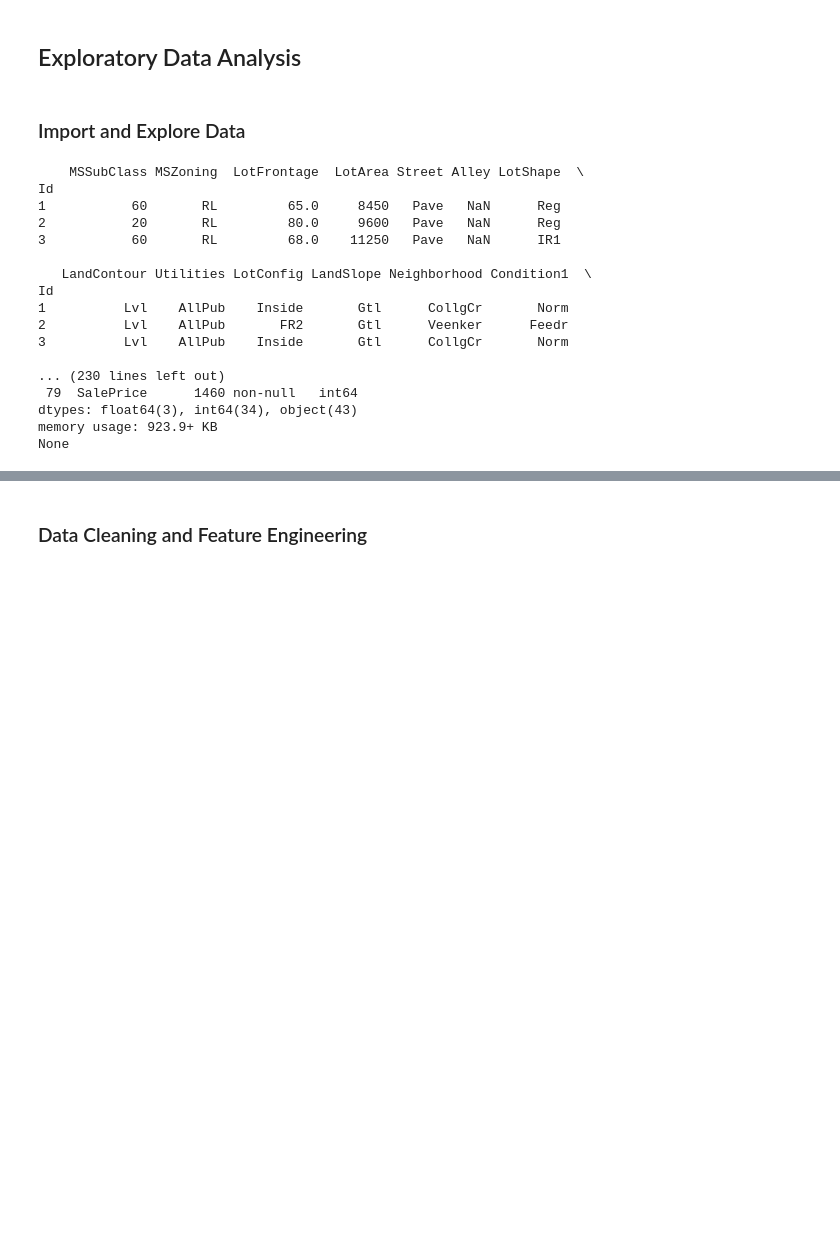
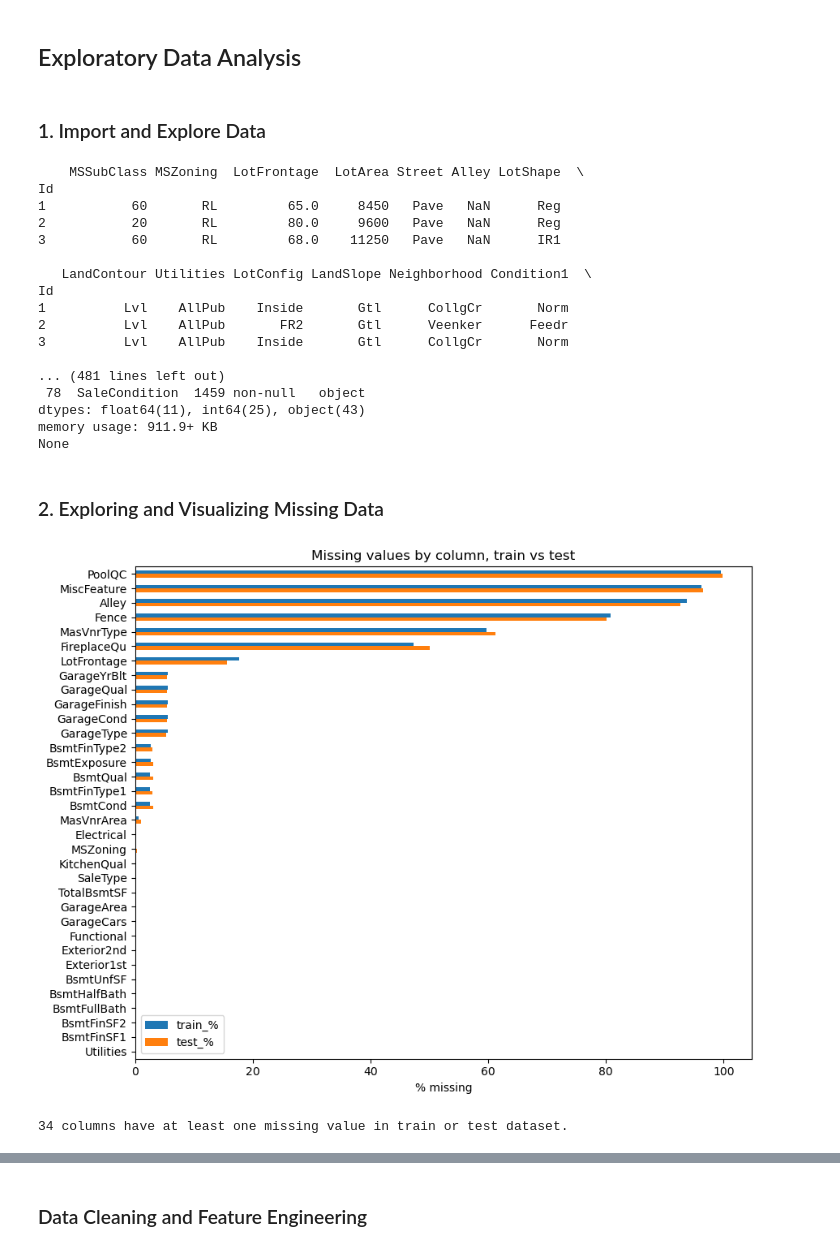
Before and after one commit to ericyang91/Housing_Price_Prediction, a Jupyter notebook: main.ipynb, the cells around one changed output, grey strips where cells are left out. Cells and saved outputs as stored; diff of their text form; code cells hidden in the pictures; blank space fills up the shorter version.

```diff
--- a/main.ipynb
+++ b/main.ipynb
@@ -26,11 +31,11 @@ pd.set_option('display.max_columns', None)
 # %% [markdown]
 ## Exploratory Data Analysis
 # %% [markdown]
-### Import and Explore Data
+### 1. Import and Explore Data
 # %%
 # Define the paths to train and test data
-train_path = os.path.join(os.path.curdir, "train.csv")
-test_path = os.path.join(os.path.curdir, "test.csv")
+train_path = os.path.join(os.path.curdir, "Data", "train.csv")
+test_path = os.path.join(os.path.curdir, "Data", "test.csv")
 
 # Store the data in DataFrame
 train_df = pd.read_csv(train_path, index_col="Id")
@@ -46,6 +51,17 @@ print("")
 
 # Show the dtype and null-value count
 print(train_df.info())
+
+# Read the first three rows of the test data
+print(test_df.head(3))
+print("")
+
+# Show the descriptive statistics
+print(test_df.describe())
+print("")
+
+# Show the dtype and null-value count
+print(test_df.info())
 # %% [output]
     MSSubClass MSZoning  LotFrontage  LotArea Street Alley LotShape  \
 Id
@@ -59,8 +75,35 @@ Id
 2          Lvl    AllPub       FR2       Gtl      Veenker      Feedr
 3          Lvl    AllPub    Inside       Gtl      CollgCr       Norm
 
-... (230 lines left out)
- 79  SalePrice      1460 non-null   int64
-dtypes: float64(3), int64(34), object(43)
-memory usage: 923.9+ KB
+... (481 lines left out)
+ 78  SaleCondition  1459 non-null   object
+dtypes: float64(11), int64(25), object(43)
+memory usage: 911.9+ KB
 None
+# %% [markdown]
+### 2. Exploring and Visualizing Missing Data
+# %%
+# Calculate the percentage of missing values for each column
+miss_train = train_df.isnull().mean() * 100
+miss_test = test_df.isnull().mean() * 100
+
+# Combine the two Series into one DataFrame
+miss_compare = pd.DataFrame({'train_%': miss_train, 'test_%': miss_test})
+
+# Filter for columns with missing data and sort by descending order
+miss_compare = miss_compare[(miss_compare['train_%'] > 0) | (miss_compare['test_%'] > 0)]
+miss_compare = miss_compare.sort_values('train_%', ascending=False)
+
+# Visualize using a horizontal bar graph
+fig, ax = plt.subplots(figsize=(9, 7))
+miss_compare.plot(kind='barh', ax=ax)
+ax.set_xlabel("% missing")
+ax.set_title("Missing values by column, train vs test")
+ax.invert_yaxis()
+plt.tight_layout()
+plt.show()
+
+print(f"{len(miss_compare)} columns have at least one missing value in train or test dataset.")
+# %% [output]
+[figure, added]
+34 columns have at least one missing value in train or test dataset.
```
Also changed, not shown: parts of 40 cells of this notebook, 2 other files.
